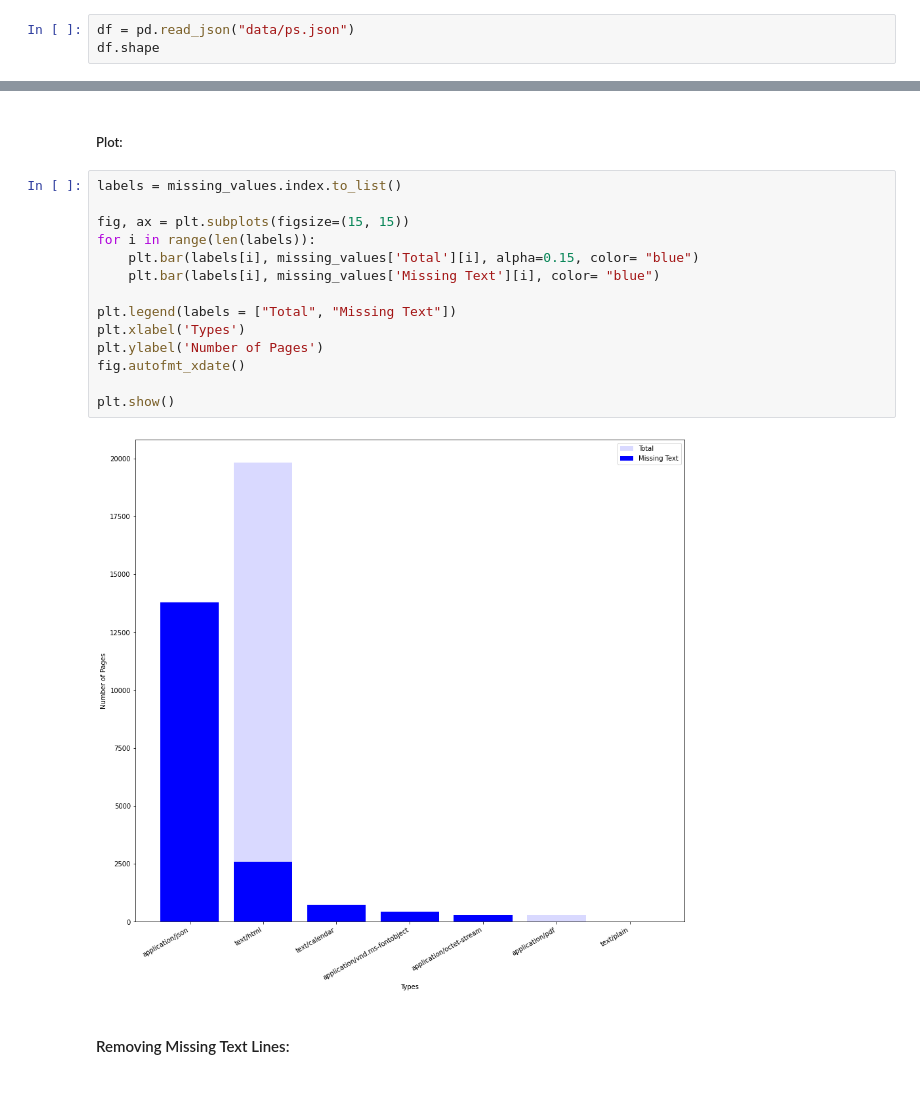
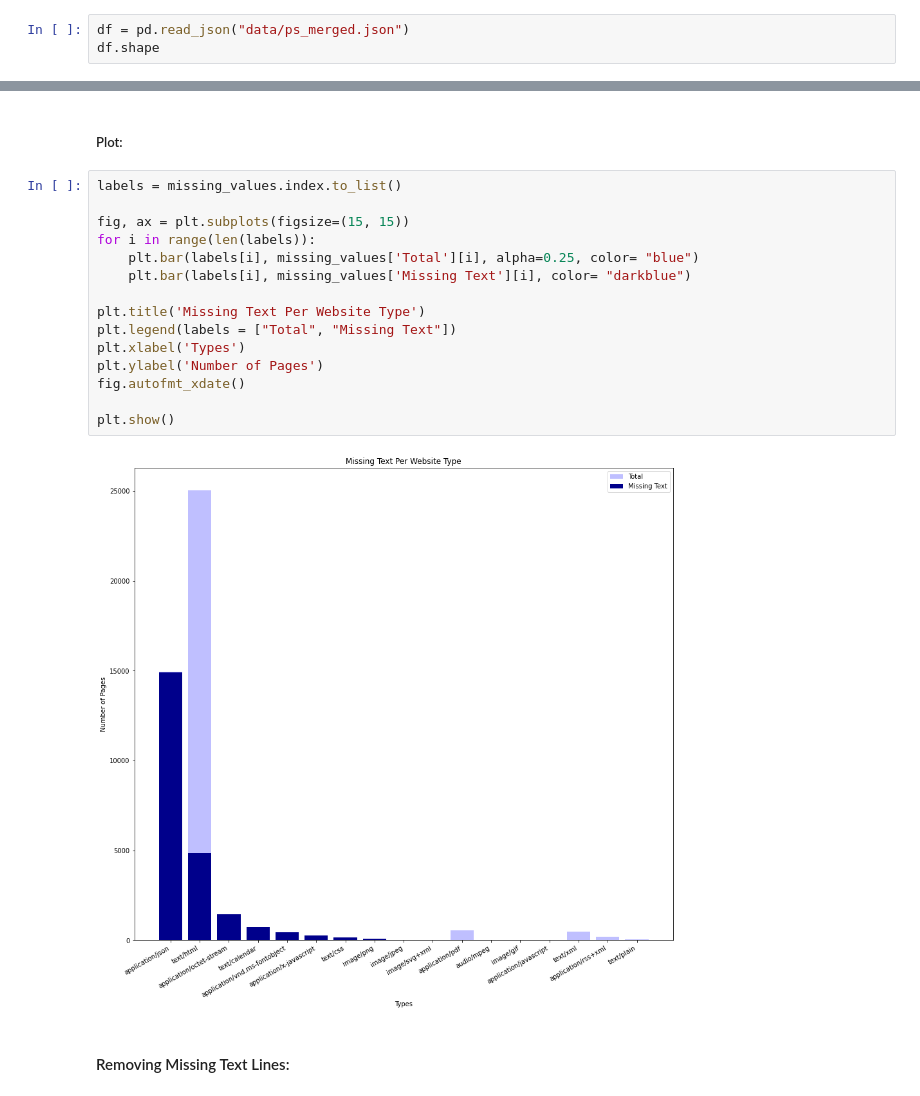
Before and after one commit to mariacrnr/feup-pri, a Jupyter notebook: data_preparation.ipynb, the cells around one changed output, grey strips where cells are left out. Drawn from its saved outputs; the diff is of its cells as text.

Commit message:
data exploration on number of pages and size of text

```diff
--- a/data_preparation.ipynb
+++ b/data_preparation.ipynb
@@ -13,6 +13,6 @@ import re
 ### Preliminary Data Analysis:
 We start by examining the data collected to better grasp it's extent and content.
 # %%
-df = pd.read_json("data/ps.json")
+df = pd.read_json("data/ps_merged.json")
 df.shape
 # %% [output]
@@ -137,19 +147,20 @@ missing_values
 # %%
 labels = missing_values.index.to_list()
 
 fig, ax = plt.subplots(figsize=(15, 15))
 for i in range(len(labels)):
-    plt.bar(labels[i], missing_values['Total'][i], alpha=0.15, color= "blue")
-    plt.bar(labels[i], missing_values['Missing Text'][i], color= "blue")
+    plt.bar(labels[i], missing_values['Total'][i], alpha=0.25, color= "blue")
+    plt.bar(labels[i], missing_values['Missing Text'][i], color= "darkblue")
 
+plt.title('Missing Text Per Website Type')
 plt.legend(labels = ["Total", "Missing Text"])
 plt.xlabel('Types')
 plt.ylabel('Number of Pages')
 fig.autofmt_xdate()
 
 plt.show()
 # %% [output]
-[figure, old version]
+[figure, new version]
 # %% [markdown]
 #### Removing Missing Text Lines:
 # %%
```
Also changed, not shown: parts of 8 cells of this notebook, 2 other files.
